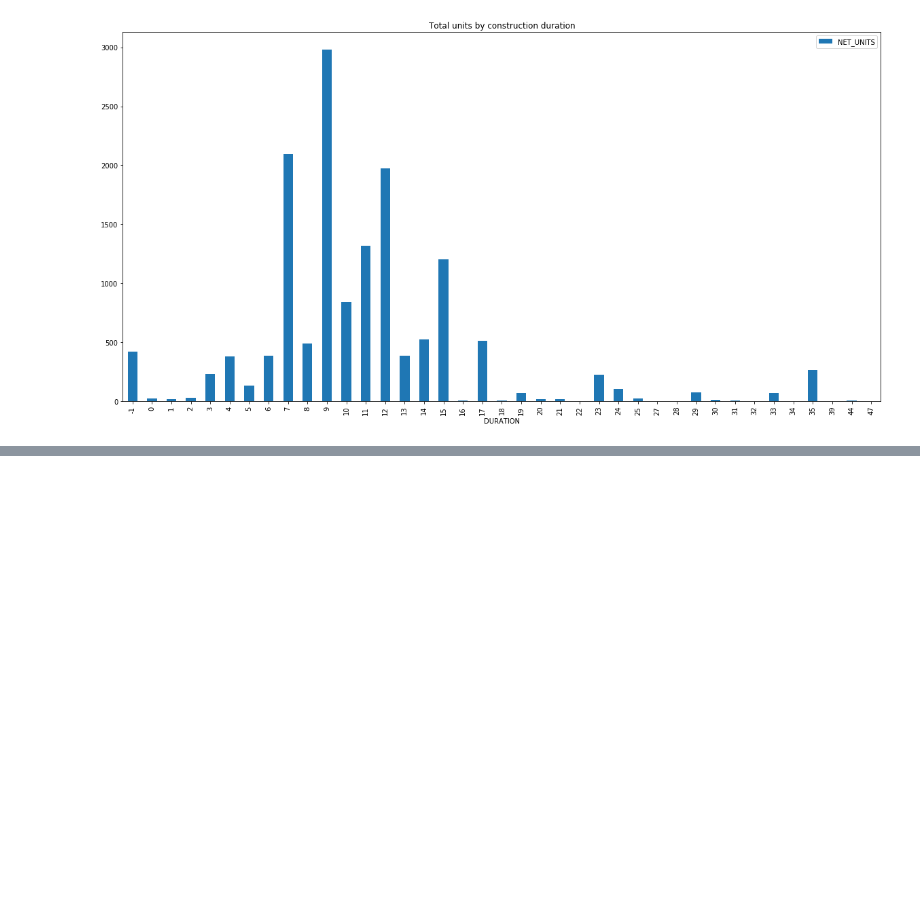
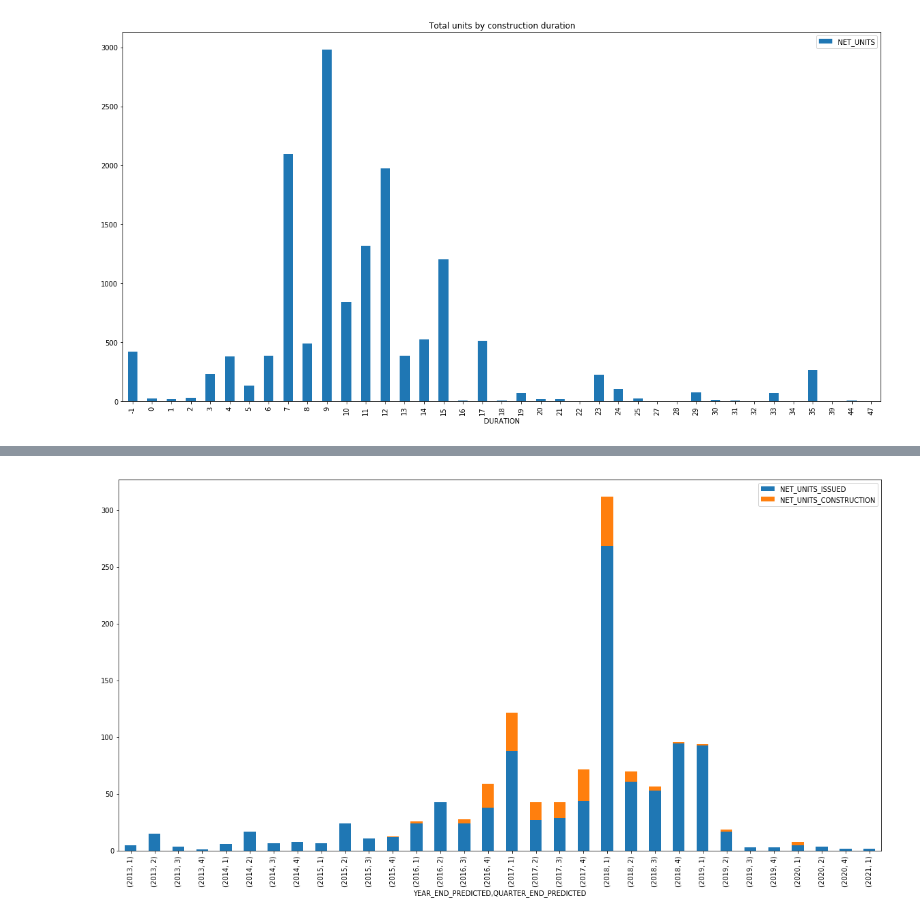
Before and after one commit to openland/statecraft-projects, a Jupyter notebook: housing_pipeline.ipynb, the cells around one changed output, grey strips where cells are left out. Cells and saved outputs as stored; diff of their text form; code cells hidden in the pictures; blank space fills up the shorter version.

```diff
--- a/housing_pipeline.ipynb
+++ b/housing_pipeline.ipynb
@@ -343,3 +348,13 @@ permits.head()
+# %%
+issued_count = permits.groupby(by=['YEAR_END_PREDICTED', 'QUARTER_END_PREDICTED'])['NET_UNITS'].count().reset_index()
+construction_count = prediction.groupby(by=['YEAR_END_PREDICTED', 'QUARTER_END_PREDICTED'])['NET_UNITS'].count().reset_index()
+
+df_count = pd.merge(issued_count, construction_count, how='outer', on=['YEAR_END_PREDICTED', 'QUARTER_END_PREDICTED'],
+                  left_on=None, right_on=None, suffixes=('_ISSUED', '_CONSTRUCTION'))
+
+plot_quarters(df_count.groupby(by=['YEAR_END_PREDICTED', 'QUARTER_END_PREDICTED']).sum())
+# %% [output]
+[figure, added]
 # %%
 # with linear regression
 
```
Also changed, not shown: parts of 10 cells of this notebook, 2 other files.
